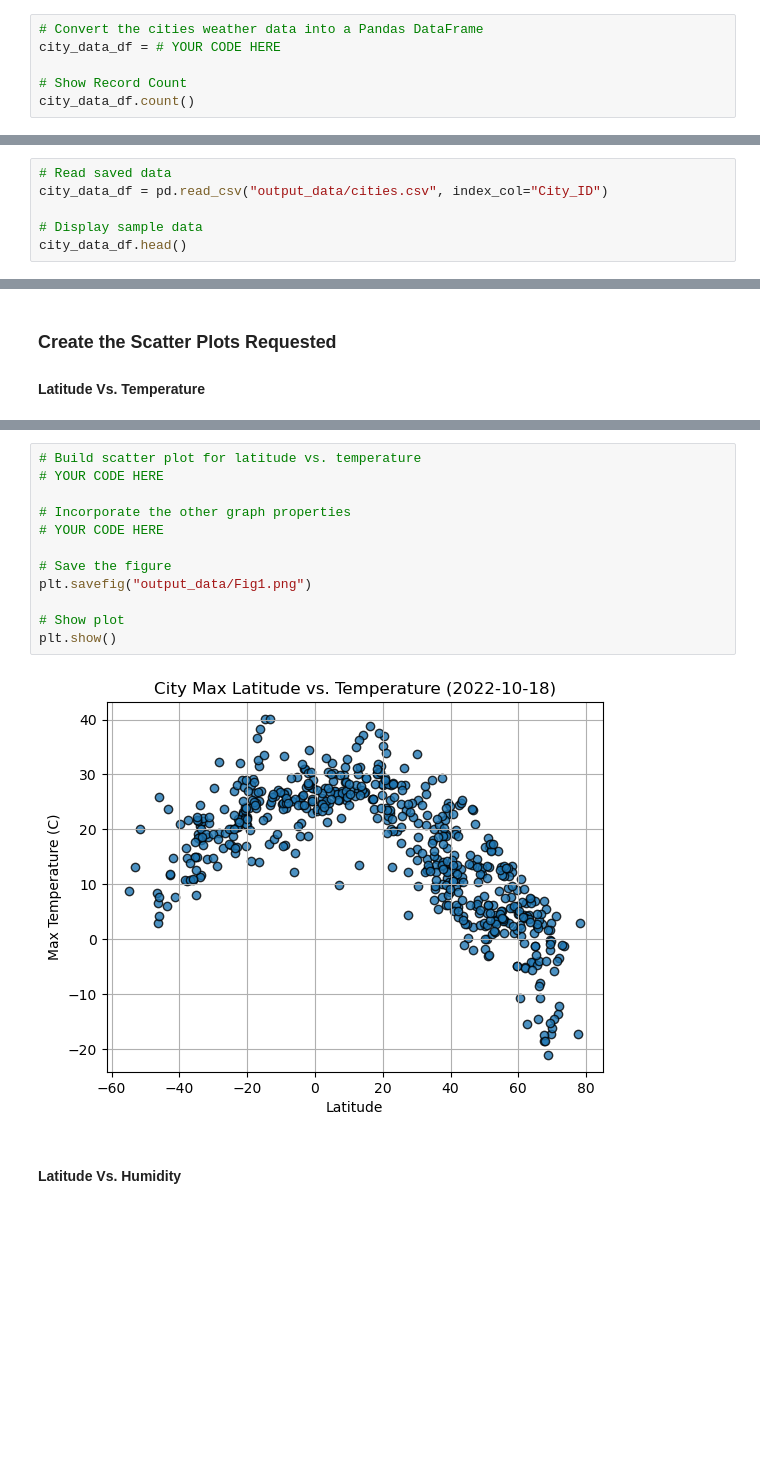
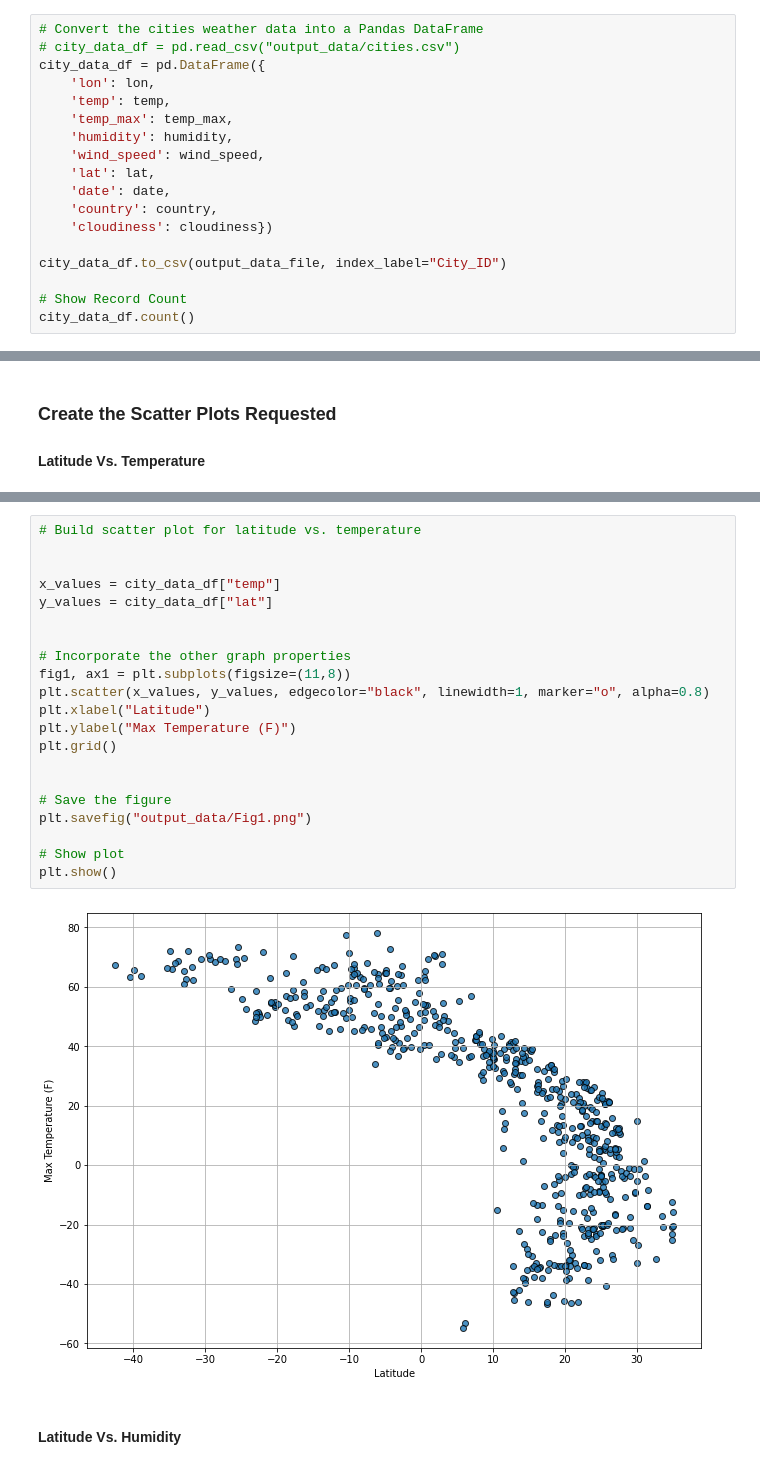
Before and after one commit to NaTaliaebr/python-api-challenge, a Jupyter notebook: WeatherPy/WeatherPy.ipynb, the cells around one changed output, grey strips where cells are left out. Saved outputs shown, nothing was run; the diff lists cells and outputs as text; blank space fills up the shorter version.

```diff
--- a/WeatherPy/WeatherPy.ipynb
+++ b/WeatherPy/WeatherPy.ipynb
@@ -144,6 +168,18 @@ Data Retrieval Complete
 # %%
 # Convert the cities weather data into a Pandas DataFrame
-city_data_df = # YOUR CODE HERE
+# city_data_df = pd.read_csv("output_data/cities.csv")
+city_data_df = pd.DataFrame({
+    'lon': lon,
+    'temp': temp,
+    'temp_max': temp_max,
+    'humidity': humidity,
+    'wind_speed': wind_speed,
+    'lat': lat,
+    'date': date,
+    'country': country,
+    'cloudiness': cloudiness})
+
+city_data_df.to_csv(output_data_file, index_label="City_ID")
 
 # Show Record Count
 city_data_df.count()
@@ -174,6 +218,0 @@ city_data_df.to_csv("output_data/cities.csv", index_label="City_ID")
-# %%
-# Read saved data
-city_data_df = pd.read_csv("output_data/cities.csv", index_col="City_ID")
-
-# Display sample data
-city_data_df.head()
@@ -192,16 +255,25 @@ city_data_df.head()
 # %%
 # Build scatter plot for latitude vs. temperature
-# YOUR CODE HERE
+
+
+x_values = city_data_df["temp"]
+y_values = city_data_df["lat"]
+
 
 # Incorporate the other graph properties
-# YOUR CODE HERE
+fig1, ax1 = plt.subplots(figsize=(11,8))
+plt.scatter(x_values, y_values, edgecolor="black", linewidth=1, marker="o", alpha=0.8)
+plt.xlabel("Latitude")
+plt.ylabel("Max Temperature (F)")
+plt.grid()
+
 
 # Save the figure
 plt.savefig("output_data/Fig1.png")
 
 # Show plot
 plt.show()
 # %% [output]
-[figure, old version]
+[figure, new version]
 # %% [markdown]
 #### Latitude Vs. Humidity
```
Also changed, not shown: parts of 42 cells of this notebook, 9 other files.
